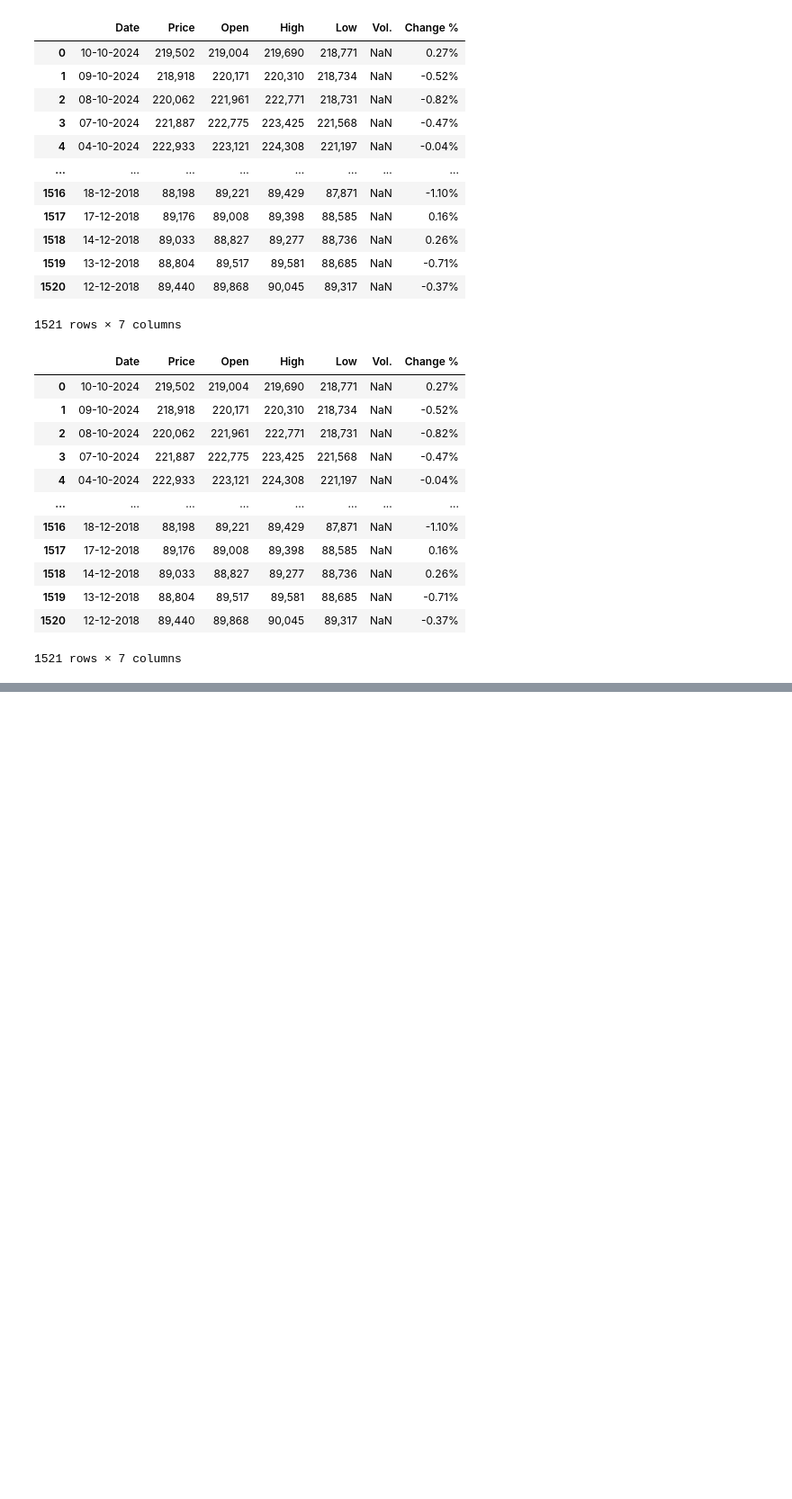
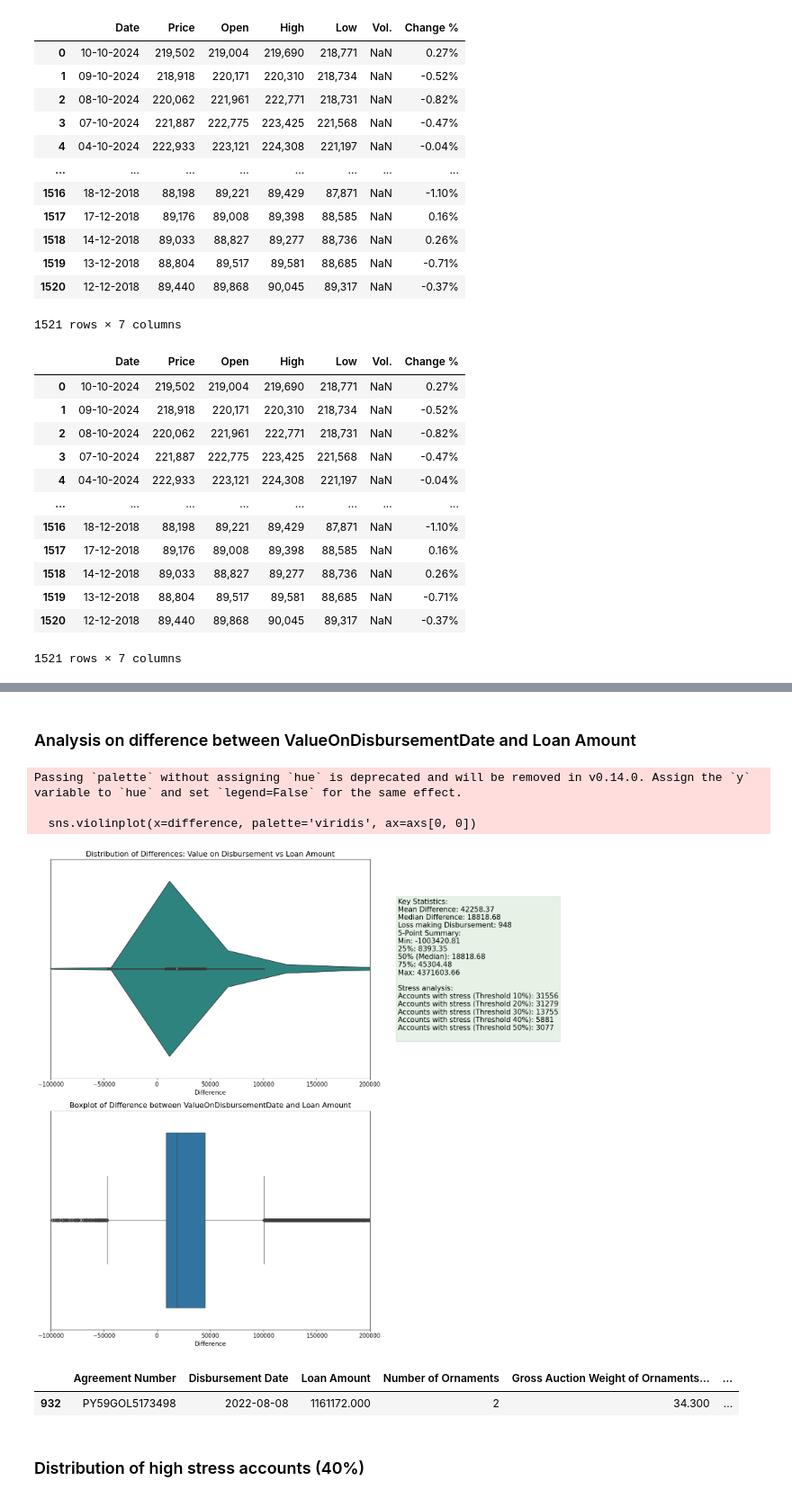
Before and after one commit to sachin27b/gold_auction, a Jupyter notebook: Notebook/eda.ipynb, the cells around one changed output, grey strips where cells are left out. Shown at 90% size. Cells and saved outputs as stored; diff of their text form; code cells hidden in the pictures; blank space fills up the shorter version.

```diff
--- a/Notebook/eda.ipynb
+++ b/Notebook/eda.ipynb
@@ -12,3 +226,10 @@ df.fillna(method='ffill', inplace=True)
+# %%
+def get_state(city):
+    return city_to_state.get(city.lower(), 'Unknown')
+
+df.loc[df['pincode'] == 0, 'State'] = df['Auction Place'].apply(get_state)
+# %%
+df['State'] = df['State'].str.lower()
 # %% [markdown]
 ### Checking Null values
 # %%
@@ -235,8 +462,8 @@ memory usage: 2.5+ MB
 # %%
-df_merged['PricePerGramOnAuctionDate'] = df_merged['OnAuctionDate(Troy ounces)'] / 31.1035
+df_merged['PricePerGramOnAuctionDate'] = df_merged['OnAuctionDate(Troy ounces)'] / 28.35
 
 df_merged['ValueOnAuctionDate'] = df_merged['PricePerGramOnAuctionDate'] * df_merged['Gross Auction Weight of Ornaments(gm)']
 # %%
-df_merged['PricePerGramOnDisbursementDate'] = df_merged['OnDisbursementDate(Troy ounces)'] / 31.1035
+df_merged['PricePerGramOnDisbursementDate'] = df_merged['OnDisbursementDate(Troy ounces)'] / 28.35
 
 df_merged['ValueOnDisbursementDate'] = df_merged['PricePerGramOnDisbursementDate'] * df_merged['Gross Auction Weight of Ornaments(gm)']
@@ -332,0 +481,62 @@ memory usage: 3.5+ MB
+# %% [markdown]
+### Analysis on difference between ValueOnDisbursementDate and Loan Amount
+# %%
+difference = df_merged['ValueOnDisbursementDate'] - df_merged['Loan Amount']
+
+count_diff_less_than_zero = (difference < 0).sum()
+mean_diff = difference.mean()
+median_diff = difference.median()
+percentage_diff = (difference / df_merged['ValueOnDisbursementDate']) * 100
+
+count_greater_than_10_percent = (percentage_diff > 10).sum()
+count_greater_than_20_percent = (percentage_diff > 20).sum()
+count_greater_than_30_percent = (percentage_diff > 30).sum()
+count_greater_than_40_percent = (percentage_diff > 40).sum()
+count_greater_than_50_percent = (percentage_diff > 50).sum()
+
+five_point_summary = difference.describe(percentiles=[0.25, 0.5, 0.75])[['min', '25%', '50%', '75%', 'max']]
+
+summary_text = (
+    f"Key Statistics:\n"
+    f"Mean Difference: {mean_diff:.2f}\n"
+    f"Median Difference: {median_diff:.2f}\n"
+    f"Loss making Disbursement: {count_diff_less_than_zero}\n"
+    f"5-Point Summary:\n"
+    f"Min: {five_point_summary['min']:.2f}\n"
+    f"25%: {five_point_summary['25%']:.2f}\n"
+    f"50% (Median): {five_point_summary['50%']:.2f}\n"
+    f"75%: {five_point_summary['75%']:.2f}\n"
+    f"Max: {five_point_summary['max']:.2f}\n\n"
+    f"Stress analysis:\n"
+    f"Accounts with stress (Threshold 10%): {count_greater_than_10_percent}\n"
+    f"Accounts with stress (Threshold 20%): {count_greater_than_20_percent}\n"
+    f"Accounts with stress (Threshold 30%): {count_greater_than_30_percent}\n"
+    f"Accounts with stress (Threshold 40%): {count_greater_than_40_percent}\n"
+    f"Accounts with stress (Threshold 50%): {count_greater_than_50_percent}\n"
+
+)
+
+fig, axs = plt.subplots(2, 2, figsize=(16, 15), gridspec_kw={'width_ratios': [3, 1]})
+
+sns.violinplot(x=difference, palette='viridis', ax=axs[0, 0])
+axs[0, 0].set_title('Distribution of Differences: Value on Disbursement vs Loan Amount')
+axs[0, 0].set_xlim(-100000, 200000)
+axs[0, 0].set_xlabel('Difference')
+
+axs[0, 1].axis('off')
+axs[0, 1].text(0.1, 0.5, summary_text, fontsize=15, verticalalignment='center', bbox=dict(facecolor='green', alpha=0.1))
+
+sns.boxplot(x=difference, ax=axs[1, 0])
+axs[1, 0].set_title('Boxplot of Difference between ValueOnDisbursementDate and Loan Amount')
+axs[1, 0].set_xlabel('Difference')
+axs[1, 0].set_xlim(-100000, 200000)
+
+axs[1, 1].axis('off')
+
+plt.tight_layout()
+plt.show()
+# %% [output]
+Passing `palette` without assigning `hue` is deprecated and will be removed in v0.14.0. Assign the `y` variable to `hue` and set `legend=False` for the same effect.
+
+  sns.violinplot(x=difference, palette='viridis', ax=axs[0, 0])
+[figure, added]
@@ -332,0 +547,7 @@ memory usage: 3.5+ MB
+# %%
+df_merged[df_merged['ValueOnDisbursementDate'] - df_merged['Loan Amount'] == difference.min()]
+# %% [output]
+|  | Agreement Number | Disbursement Date | Loan Amount | Number of Ornaments | Gross Auction Weight of Ornaments... | ... |
+| 932 | PY59GOL5173498 | 2022-08-08 | 1161172.000 | 2 | 34.300 | ... |
+# %% [markdown]
+### Distribution of high stress accounts (40%)
```
Also changed, not shown: parts of 42 cells of this notebook, 6 other files.
